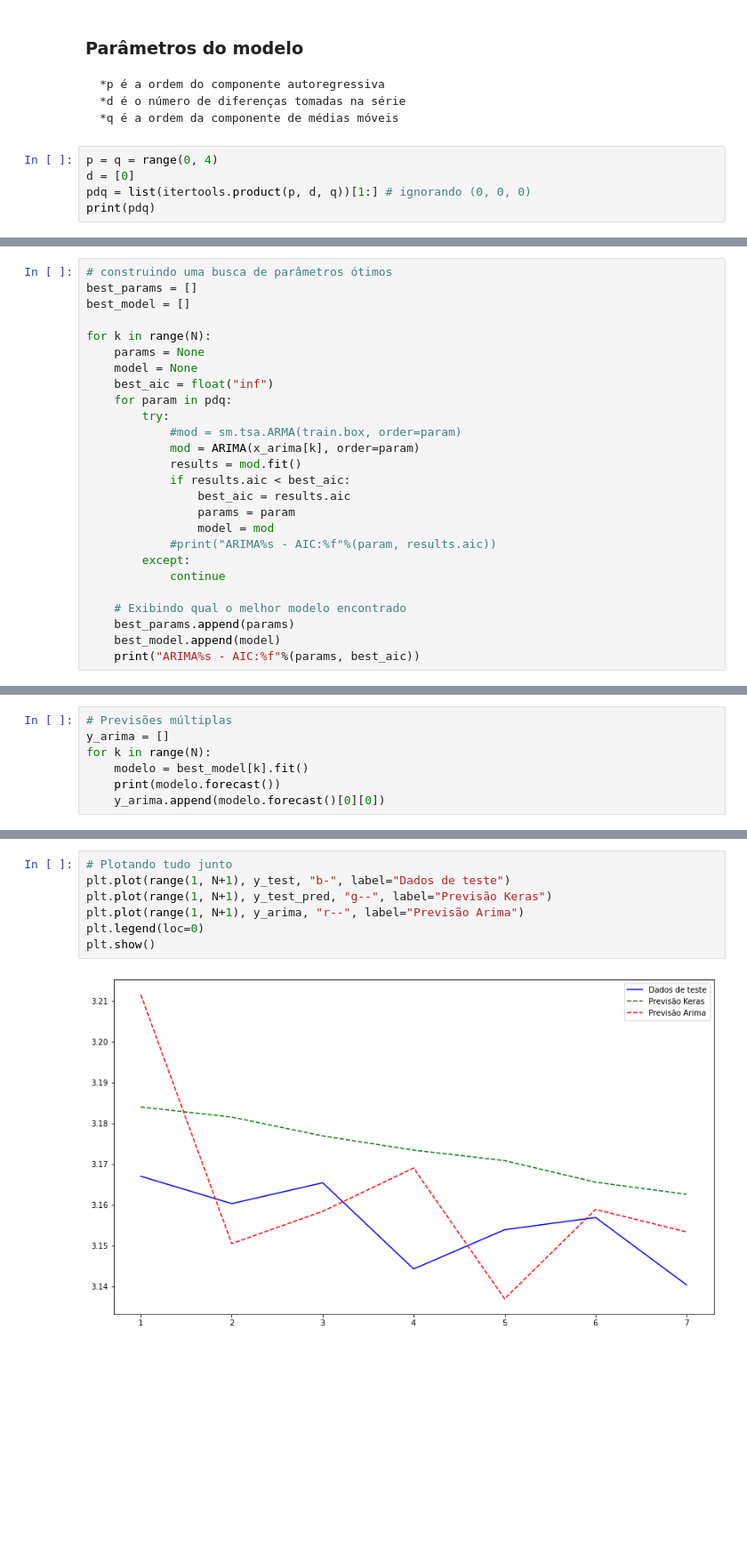
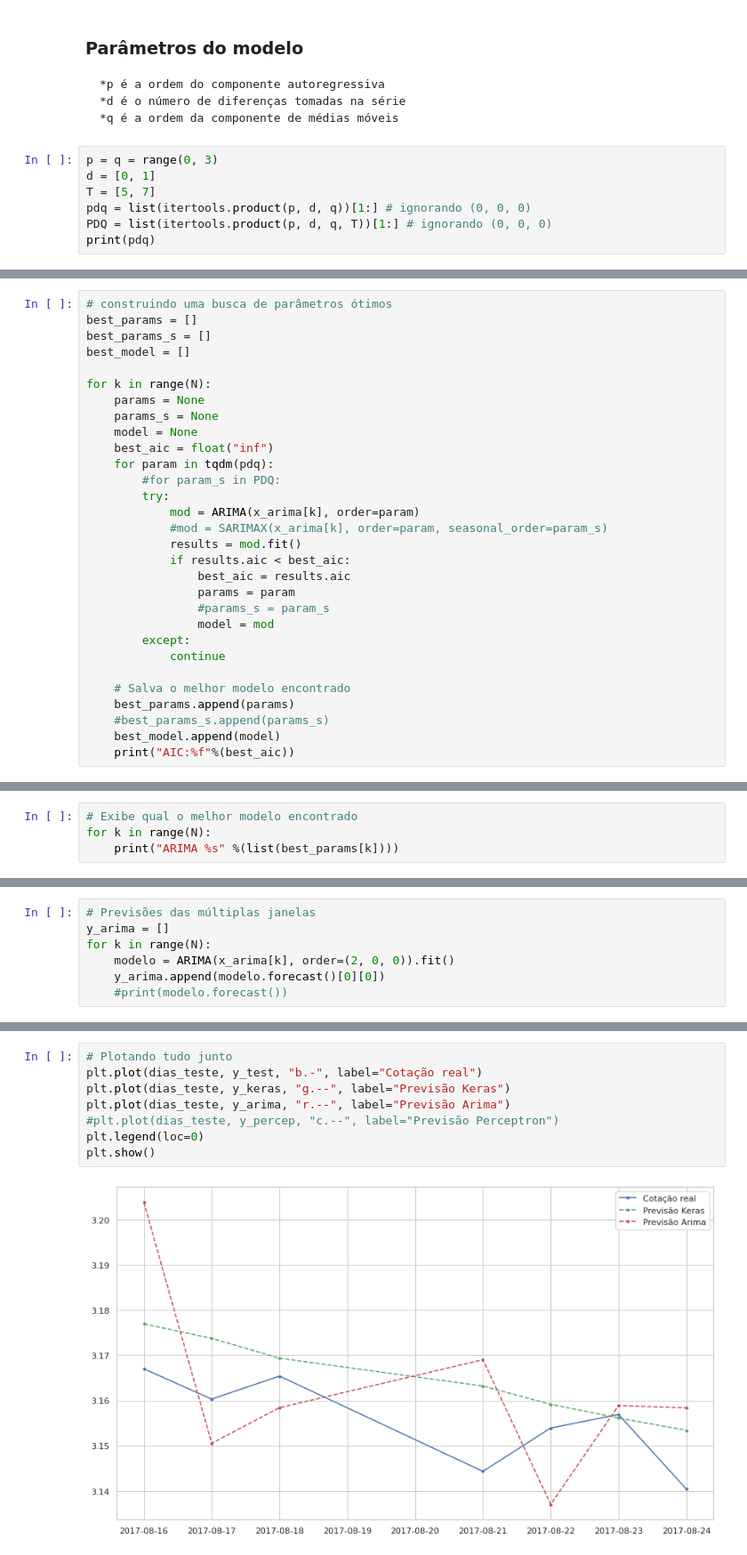
Before and after one commit to feanored/Perceptron, a Jupyter notebook: Keras_&_Séries_Temporais.ipynb, the cells around one changed output, grey strips where cells are left out. Shown at 89% size. Saved outputs shown, nothing was run; the diff lists cells and outputs as text; blank space fills up the shorter version.

```diff
--- a/Keras_&_Séries_Temporais.ipynb
+++ b/Keras_&_Séries_Temporais.ipynb
@@ -200,8 +241,10 @@ for i in range(N):
     *d é o número de diferenças tomadas na série
     *q é a ordem da componente de médias móveis
 # %%
-p = q = range(0, 4)
-d = [0]
+p = q = range(0, 3)
+d = [0, 1]
+T = [5, 7]
 pdq = list(itertools.product(p, d, q))[1:] # ignorando (0, 0, 0)
+PDQ = list(itertools.product(p, d, q, T))[1:] # ignorando (0, 0, 0)
 print(pdq)
 # %% [output]
@@ -209,27 +252,31 @@ print(pdq)
 # %%
 # construindo uma busca de parâmetros ótimos
 best_params = []
+best_params_s = []
 best_model = []
 
 for k in range(N):
     params = None
+    params_s = None
     model = None
     best_aic = float("inf")
-    for param in pdq:
+    for param in tqdm(pdq):
+        #for param_s in PDQ:
         try:
-            #mod = sm.tsa.ARMA(train.box, order=param)
             mod = ARIMA(x_arima[k], order=param)
+            #mod = SARIMAX(x_arima[k], order=param, seasonal_order=param_s)
             results = mod.fit()
             if results.aic < best_aic:
                 best_aic = results.aic
                 params = param
+                #params_s = param_s
                 model = mod
-            #print("ARIMA%s - AIC:%f"%(param, results.aic))
         except:
             continue
 
-    # Exibindo qual o melhor modelo encontrado
+    # Salva o melhor modelo encontrado
     best_params.append(params)
+    #best_params_s.append(params_s)
     best_model.append(model)
-    print("ARIMA%s - AIC:%f"%(params, best_aic))
+    print("AIC:%f"%(best_aic))
 # %% [output]
@@ -242,0 +296,4 @@ ARIMA(1, 0, 3) - AIC:-168.415216
+# %%
+# Exibe qual o melhor modelo encontrado
+for k in range(N):
+    print("ARIMA %s" %(list(best_params[k])))
@@ -243,7 +308,7 @@ ARIMA(1, 0, 3) - AIC:-168.415216
 # %%
-# Previsões múltiplas
+# Previsões das múltiplas janelas
 y_arima = []
 for k in range(N):
-    modelo = best_model[k].fit()
-    print(modelo.forecast())
+    modelo = ARIMA(x_arima[k], order=(2, 0, 0)).fit()
     y_arima.append(modelo.forecast()[0][0])
+    #print(modelo.forecast())
@@ -258,9 +338,10 @@ for k in range(N):
 # %%
 # Plotando tudo junto
-plt.plot(range(1, N+1), y_test, "b-", label="Dados de teste")
-plt.plot(range(1, N+1), y_test_pred, "g--", label="Previsão Keras")
-plt.plot(range(1, N+1), y_arima, "r--", label="Previsão Arima")
+plt.plot(dias_teste, y_test, "b.-", label="Cotação real")
+plt.plot(dias_teste, y_keras, "g.--", label="Previsão Keras")
+plt.plot(dias_teste, y_arima, "r.--", label="Previsão Arima")
+#plt.plot(dias_teste, y_percep, "c.--", label="Previsão Perceptron")
 plt.legend(loc=0)
 plt.show()
 # %% [output]
-[figure, old version]
+[figure, new version]
```
Also changed, not shown: parts of 34 cells of this notebook, 2 other files.
